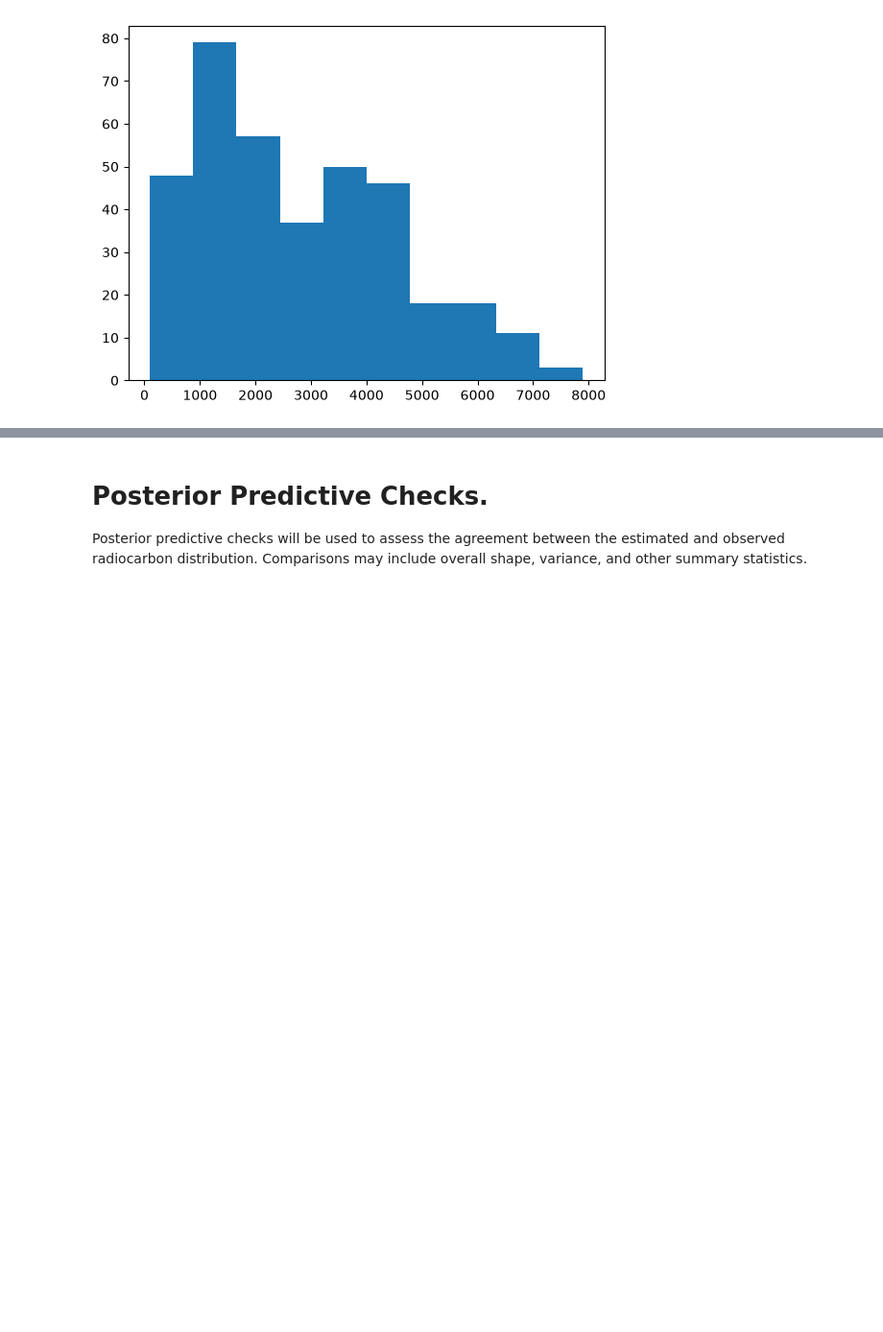
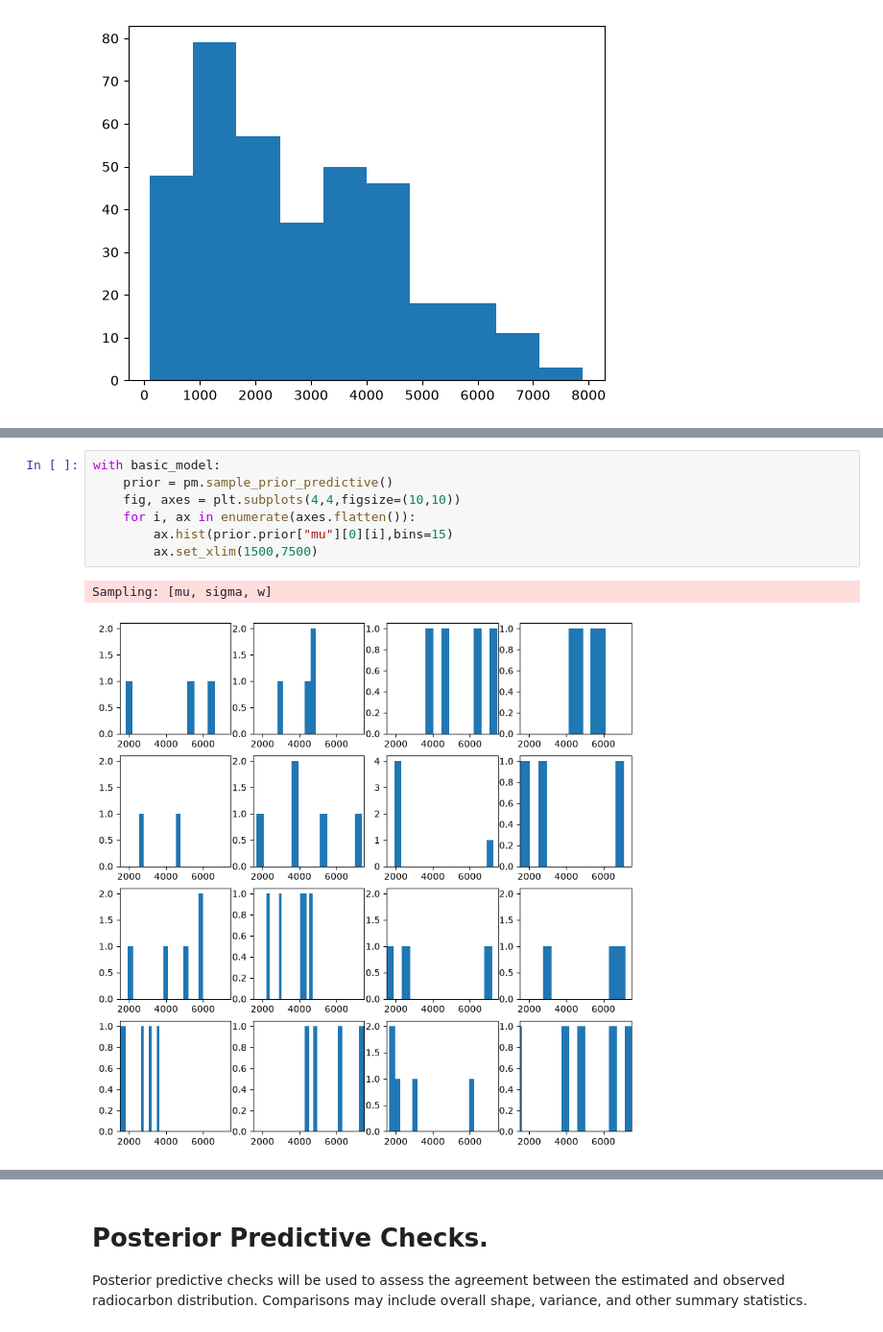
Before and after one commit to marchmanjake/radiocarbon, a Jupyter notebook: final_project_model_pipeline-1.ipynb, the cells around one changed output, grey strips where cells are left out. Shown at 96% size. Drawn from its saved outputs; the diff is of its cells as text; blank space fills up the shorter version.

Commit message:
starting prior predictive checks

```diff
--- a/final_project_model_pipeline-1.ipynb
+++ b/final_project_model_pipeline-1.ipynb
@@ -195,3 +201,13 @@ NUTS: [mu, sigma, w]
+# %%
+with basic_model:
+    prior = pm.sample_prior_predictive()
+    fig, axes = plt.subplots(4,4,figsize=(10,10))
+    for i, ax in enumerate(axes.flatten()):
+        ax.hist(prior.prior["mu"][0][i],bins=15)
+        ax.set_xlim(1500,7500)
+# %% [output]
+Sampling: [mu, sigma, w]
+[figure, added]
 # %%
 idata.posterior["mu"]
 az.plot_trace_dist(idata, combined=True);
```
Also changed, not shown: parts of 3 cells of this notebook.
